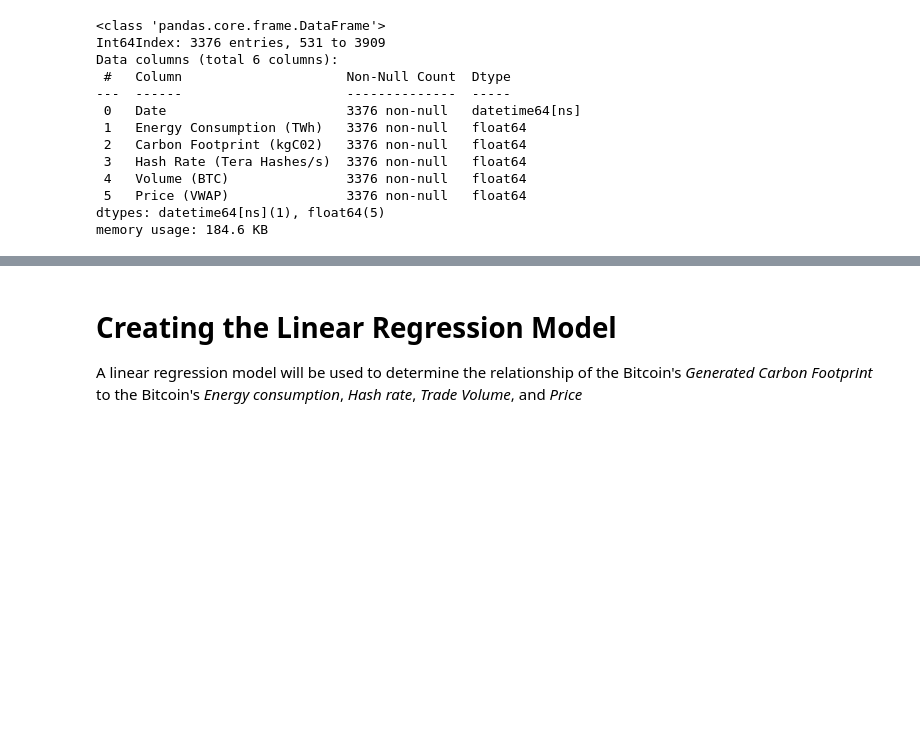
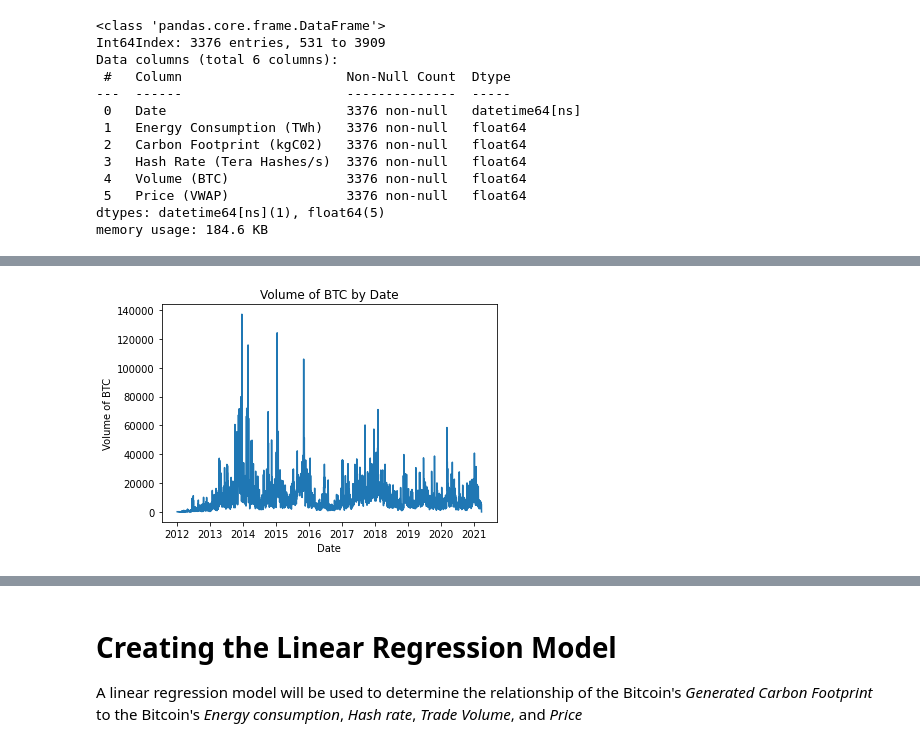
Before and after one commit to nicocoloco/cs132proj, a Jupyter notebook: CS-132-Final-Project.ipynb, the cells around one changed output, grey strips where cells are left out. Cells and saved outputs as stored; diff of their text form; code cells hidden in the pictures; blank space fills up the shorter version.

```diff
--- a/CS-132-Final-Project.ipynb
+++ b/CS-132-Final-Project.ipynb
@@ -409,0 +431,9 @@ memory usage: 184.6 KB
+# %%
+# Plotting the time series of Volume (BTC)
+plt.plot(df["Date"], df["Volume (BTC)"])
+plt.title("Volume of BTC by Date")
+plt.xlabel("Date")
+plt.ylabel("Volume of BTC")
+plt.show()
+# %% [output]
+[figure, added]
```
Also changed, not shown: parts of 6 cells of this notebook.
